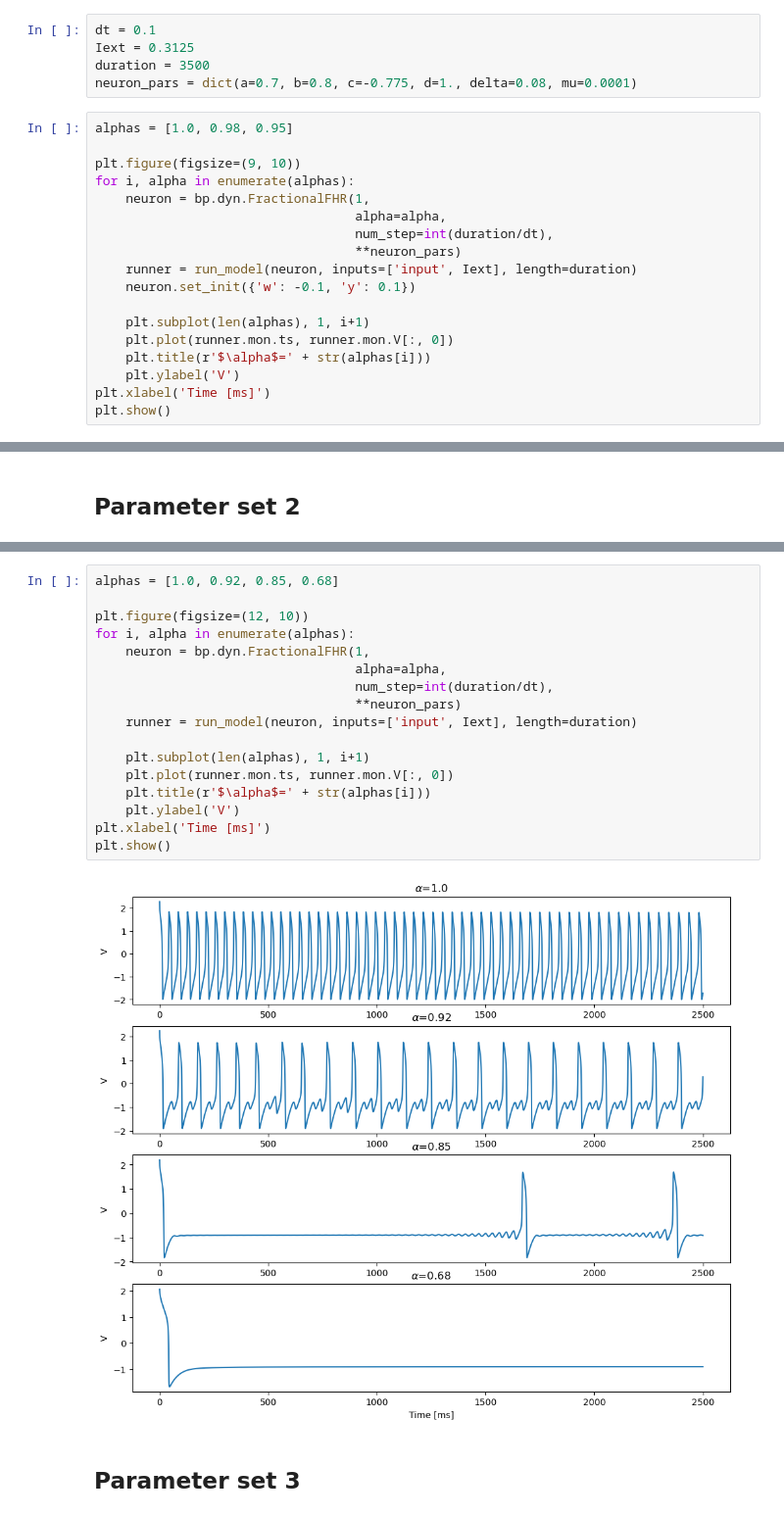
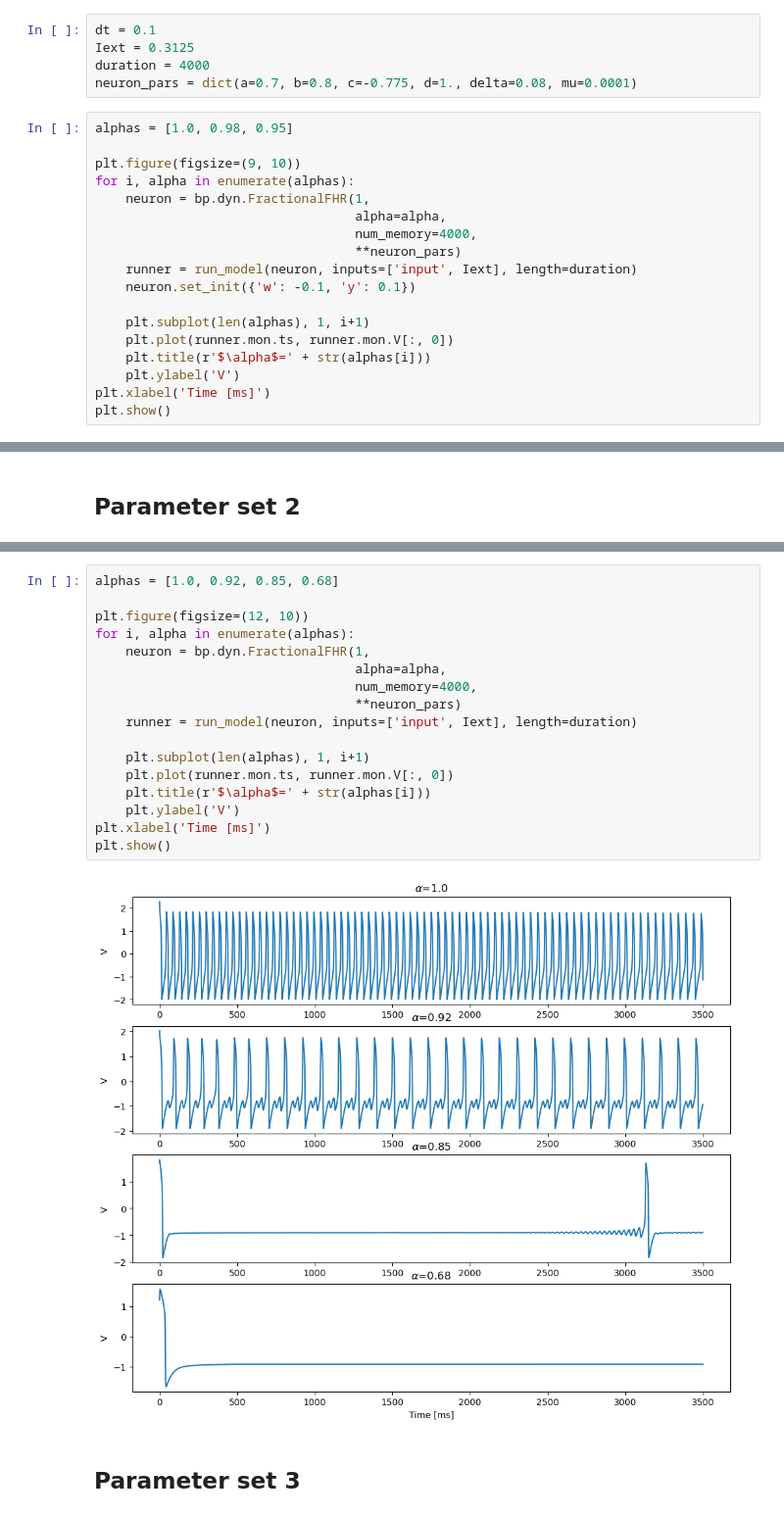
Before and after one commit to brainpy/examples, a Jupyter notebook: neurons/2019_Fractional_order_FHR_model.ipynb, the cells around one changed output, grey strips where cells are left out. Shown at 98% size. Drawn from its saved outputs; the diff is of its cells as text.

```diff
--- a/neurons/2019_Fractional_order_FHR_model.ipynb
+++ b/neurons/2019_Fractional_order_FHR_model.ipynb
@@ -18,7 +18,7 @@ def run_model(model, inputs, length):
 # %%
 dt = 0.1
 Iext = 0.3125
-duration = 3500
+duration = 4000
 neuron_pars = dict(a=0.7, b=0.8, c=-0.775, d=1., delta=0.08, mu=0.0001)
 # %%
 alphas = [1.0, 0.98, 0.95]
@@ -27,7 +27,7 @@ plt.figure(figsize=(9, 10))
 for i, alpha in enumerate(alphas):
     neuron = bp.dyn.FractionalFHR(1,
                                   alpha=alpha,
-                                  num_step=int(duration/dt),
+                                  num_memory=4000,
                                   **neuron_pars)
     runner = run_model(neuron, inputs=['input', Iext], length=duration)
     neuron.set_init({'w': -0.1, 'y': 0.1})
@@ -50,22 +49,22 @@ neuron_pars = dict(a=0.7, b=0.8, c=-0.775, d=1., delta=0.08, mu=0.0001)
 # %%
 alphas = [1.0, 0.92, 0.85, 0.68]
 
 plt.figure(figsize=(12, 10))
 for i, alpha in enumerate(alphas):
     neuron = bp.dyn.FractionalFHR(1,
                                   alpha=alpha,
-                                  num_step=int(duration/dt),
+                                  num_memory=4000,
                                   **neuron_pars)
     runner = run_model(neuron, inputs=['input', Iext], length=duration)
 
     plt.subplot(len(alphas), 1, i+1)
     plt.plot(runner.mon.ts, runner.mon.V[:, 0])
     plt.title(r'$\alpha$=' + str(alphas[i]))
     plt.ylabel('V')
 plt.xlabel('Time [ms]')
 plt.show()
 # %% [output]
-[figure, old version]
+[figure, new version]
 # %% [markdown]
 ## Parameter set 3
 # %%
```
Also changed, not shown: parts of 9 cells of this notebook.
